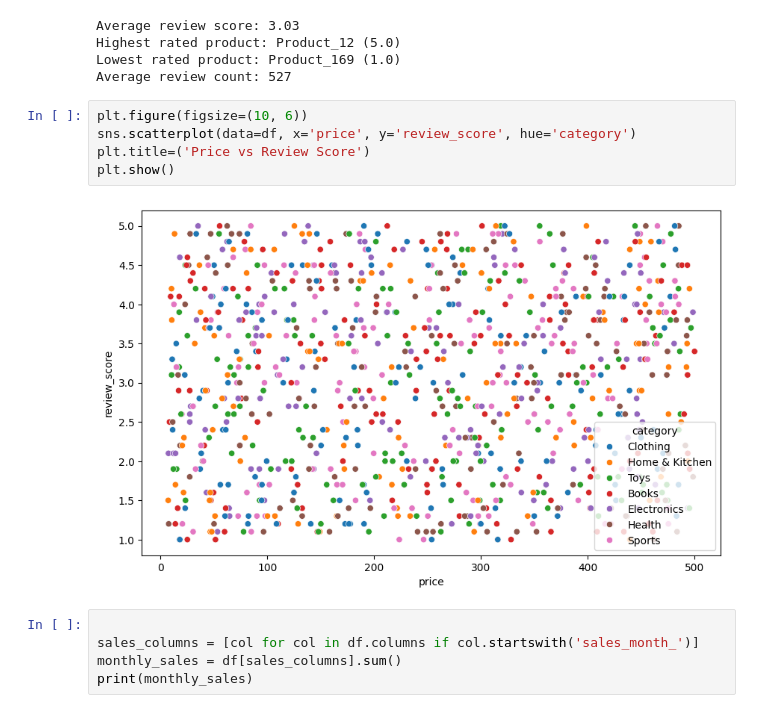
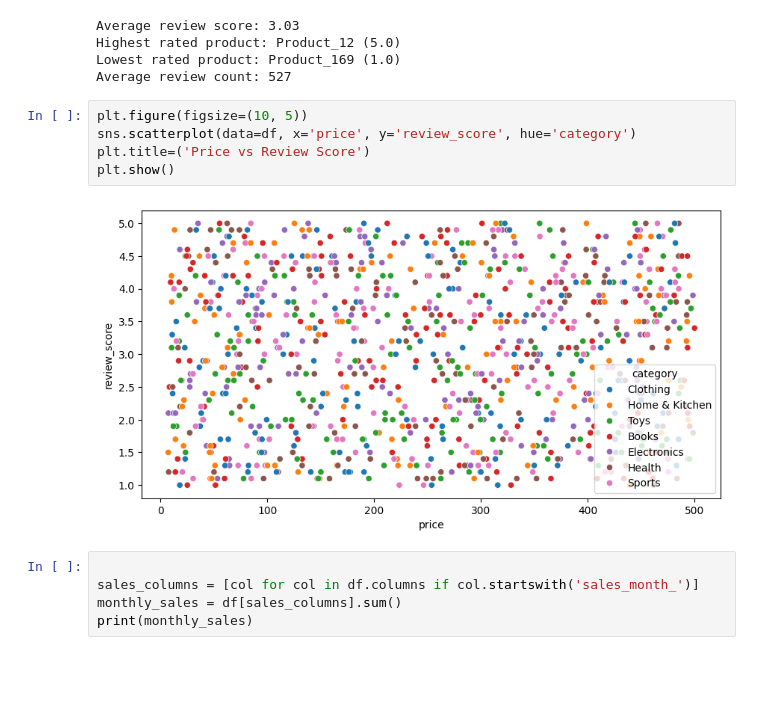
Before and after one commit to AlbinBahtiri/Data-Science-Projects, a Jupyter notebook: Analysis_of_Ecommerce_py.ipynb, the cells around one changed output. Cells and saved outputs as stored; diff of their text form; blank space fills up the shorter version.

```diff
--- a/Analysis_of_Ecommerce_py.ipynb
+++ b/Analysis_of_Ecommerce_py.ipynb
@@ -120,12 +130,12 @@ Highest rated product: Product_12 (5.0)
 Lowest rated product: Product_169 (1.0)
 Average review count: 527
 # %%
-plt.figure(figsize=(10, 6))
+plt.figure(figsize=(10, 5))
 sns.scatterplot(data=df, x='price', y='review_score', hue='category')
 plt.title=('Price vs Review Score')
 plt.show()
 # %% [output]
-[figure, old version]
+[figure, new version]
 # %%
 
 sales_columns = [col for col in df.columns if col.startswith('sales_month_')]
```
Also changed, not shown: parts of 1 cell of this notebook.
